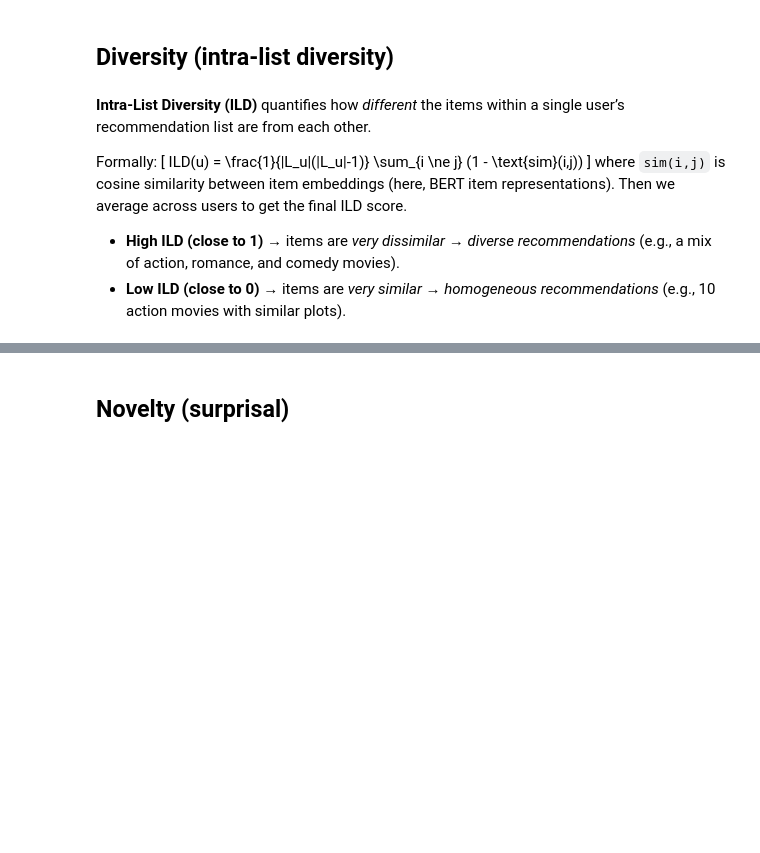
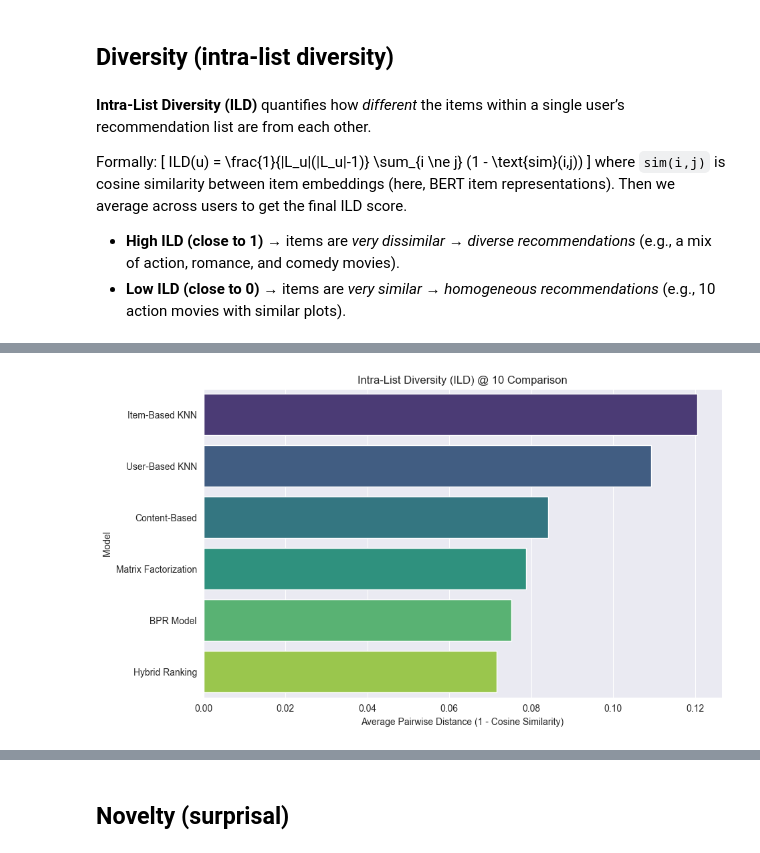
Before and after one commit to kantana8864/Recommender-Systems-Project, a Jupyter notebook: Project-RecSys.ipynb, the cells around one changed output, grey strips where cells are left out. Cells and saved outputs as stored; diff of their text form; code cells hidden in the pictures; blank space fills up the shorter version.

```diff
--- a/Project-RecSys.ipynb
+++ b/Project-RecSys.ipynb
@@ -2726,7 +2749,7 @@ plt.show()
 #### Generate Top-K recommendations using trained hybrid ranking model
 # %%
 def recommend_topk_hybrid_ranking(user_id, hybrid_rank_model, train_data, item_similarity_matrix, user_similarity_matrix,
-                                  mf_model, bpr_model, k_item=20, k_user=70, top_k=10, device='cpu'):
+                                  mf_model, bpr_model, k_item=20, k_user=70, top_k=10, device=device):
     """
     Generate Top-K recommendations using the trained hybrid ranking model.
 
@@ -3520,0 +3618,24 @@ plt.show()
+# %%
+# Ensure all models are loaded/trained:
+# mf_model, bpr_model, hybrid_rank_model
+# item_emb_full, user_similarity_matrix, item_similarity_matrix
+# best_k_user, best_k_item, content_based_tuning
+
+print("Starting Intra-List Diversity (ILD) evaluation...")
+
+diversity_results_df = evaluate_diversity_all_models(
+    train_data=train_data,
+    test_data=test_data,
+    item_embeddings=item_emb_full,
+    user_similarity_matrix=user_similarity_matrix,
+    item_similarity_matrix=item_similarity_matrix,
+    mf_model=mf_model,
+    bpr_model=bpr_model,
+    hybrid_rank_model=hybrid_rank_model,
+    k=10,
+    device=device,
+    sample_users = 10
+)
+
+print("\n--- Model Diversity (ILD @ 10) ---")
+display(diversity_results_df)
@@ -3520,0 +3653,14 @@ plt.show()
+# %%
+plt.figure(figsize=(10, 6))
+sns.barplot(
+    data=diversity_results_df,
+    x="ILD @ 10",
+    y="Model",
+    palette="viridis"
+)
+plt.title("Intra-List Diversity (ILD) @ 10 Comparison")
+plt.xlabel("Average Pairwise Distance (1 - Cosine Similarity)")
+plt.ylabel("Model")
+plt.show()
+# %% [output]
+[figure, added]
```
Also changed, not shown: parts of 79 cells of this notebook, 6 other files.
